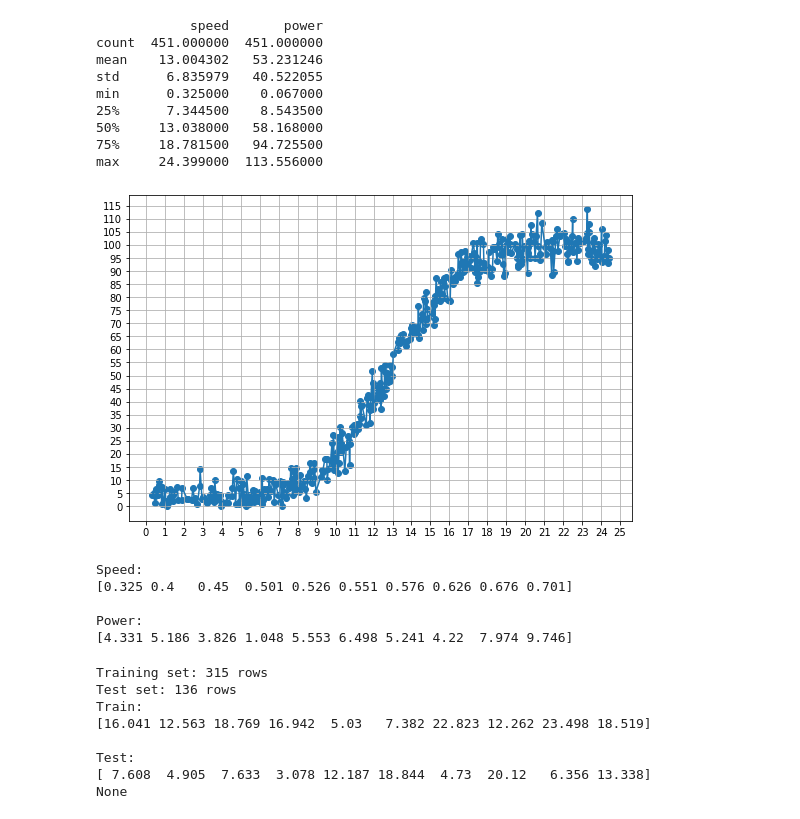
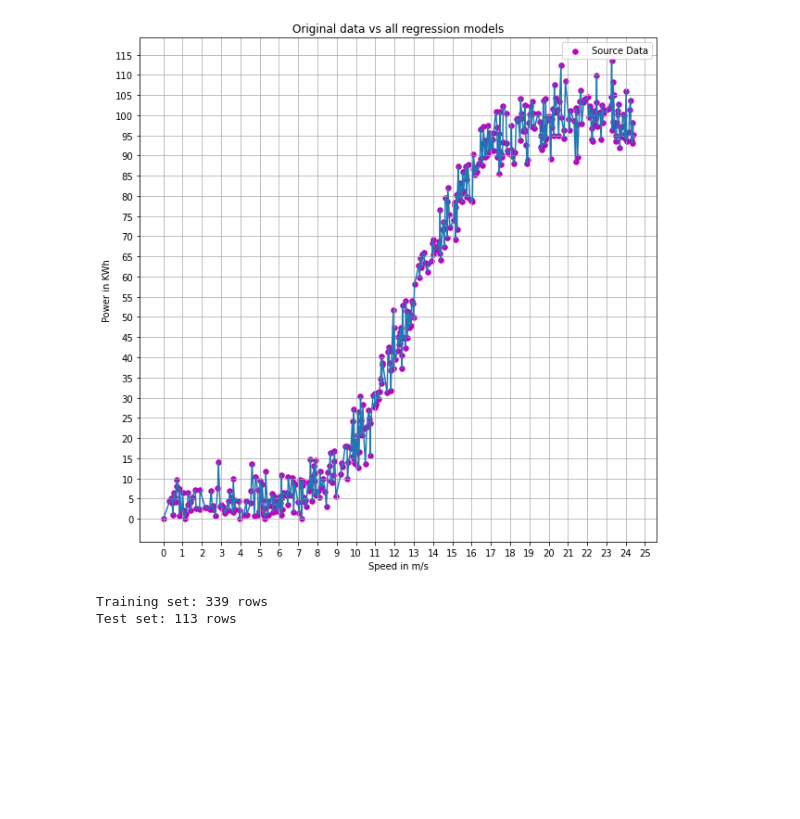
Before and after one commit to Clauric/Machine_Learning_Project, a Jupyter notebook: Main.ipynb, the cells around one changed output. Saved outputs shown, nothing was run; the diff lists cells and outputs as text; code cells hidden in the pictures; blank space fills up the shorter version.

Commit message:
Models complete. Some analysis complete

```diff
--- a/Main.ipynb
+++ b/Main.ipynb
@@ -0,0 +1,18 @@
+# %%
+import joblib
+import matplotlib.pyplot as plt
+import numpy as np
+import pandas as pd
+from scipy.optimize import curve_fit
+from sklearn.ensemble import RandomForestRegressor
+from sklearn.linear_model import LinearRegression
+from sklearn.metrics import mean_squared_error, r2_score
+from sklearn.model_selection import train_test_split
+from sklearn.tree import DecisionTreeRegressor
+
+%matplotlib inline
+
+source_df = pd.read_csv("Source_data/Source_file.csv")
+cleansed_df = source_df.loc[(source_df["power"] != 0) | ((source_df["speed"] == 0) & (source_df["power"] == 0))]
+
+print(cleansed_df.describe())
@@ -1,59 +29,24 @@
 # %%
-import pandas as pd
-import matplotlib.pyplot as plt
-import numpy as np
-from sklearn.model_selection import train_test_split
-from sklearn.linear_model import LinearRegression
-from sklearn.metrics import mean_squared_error, r2_score
-import joblib
-
-%matplotlib inline
-
-source_df = pd.read_csv("Source_data/Source_file.csv")
-cleansed_df = source_df.loc[~(source_df["power"] == 0) & (source_df["speed"] != 0)]
-
-print(cleansed_df.describe())
-
-plt.figure(figsize = (9, 6))                                  # Set the plot size
+plt.figure(figsize = (10, 10))                                  # Set the plot size
 plt.plot(cleansed_df["speed"], cleansed_df["power"])
-plt.scatter(x = cleansed_df["speed"], y = cleansed_df["power"])
+plt.scatter(x = cleansed_df["speed"], y = cleansed_df["power"], s = 30, color = "m", label = "Source Data")
 plt.xticks(np.arange(0, round(cleansed_df["speed"].max(), 0) + 2, step = 1)) # Force all the xticks to be visible
 plt.yticks(np.arange(0, round(cleansed_df["power"].max(), 0) + 4, step = 5)) # Force all the xticks to be visible
 plt.grid(which = "major", axis = "x")                           # Show the minor grid lines on the x axis
 plt.grid(which = "major", axis = "y")                           # Show the minor grid lines on the y axis
+plt.ylabel("Power in KWh")
+plt.xlabel("Speed in m/s")
+plt.legend(loc = "best")
+plt.title("Original data vs all regression models")
 plt.show()
 # %% [output]
-            speed       power
-count  451.000000  451.000000
-mean    13.004302   53.231246
-std      6.835979   40.522055
-min      0.325000    0.067000
-25%      7.344500    8.543500
-50%     13.038000   58.168000
-75%     18.781500   94.725500
-max     24.399000  113.556000
-[figure, old version]
+[figure, new version]
-# %%
-sp_ar, po_ar = cleansed_df["speed"].values, cleansed_df["power"].values
-
-print("Speed:", sp_ar[:10], "\nPower:", po_ar[:10], sep = "\n")
-# %% [output]
-Speed:
-[0.325 0.4   0.45  0.501 0.526 0.551 0.576 0.626 0.676 0.701]
-
-Power:
-[4.331 5.186 3.826 1.048 5.553 6.498 5.241 4.22  7.974 9.746]
 # %%
-sp_train_ar, sp_test_ar, po_train_ar, po_test_ar = train_test_split(sp_ar, po_ar, test_size = 0.30, random_state = 74904)
+sp_ar, po_ar = cleansed_df["speed"].values, cleansed_df["power"].values
+
+sp_train_ar, sp_test_ar, po_train_ar, po_test_ar = train_test_split(sp_ar, po_ar, test_size = 0.25, random_state = 37205)
 
 print("Training set: %d rows\nTest set: %d rows" %(sp_train_ar.size, sp_test_ar.size))
-print(print("Train:", sp_train_ar[:10], "\nTest:", sp_test_ar[:10], sep = "\n"))
 # %% [output]
-Training set: 315 rows
-Test set: 136 rows
-Train:
-[16.041 12.563 18.769 16.942  5.03   7.382 22.823 12.262 23.498 18.519]
-
-Test:
-[ 7.608  4.905  7.633  3.078 12.187 18.844  4.73  20.12   6.356 13.338]
-None
+Training set: 339 rows
+Test set: 113 rows
```
Also changed, not shown: parts of 15 cells of this notebook, 3 other files.
